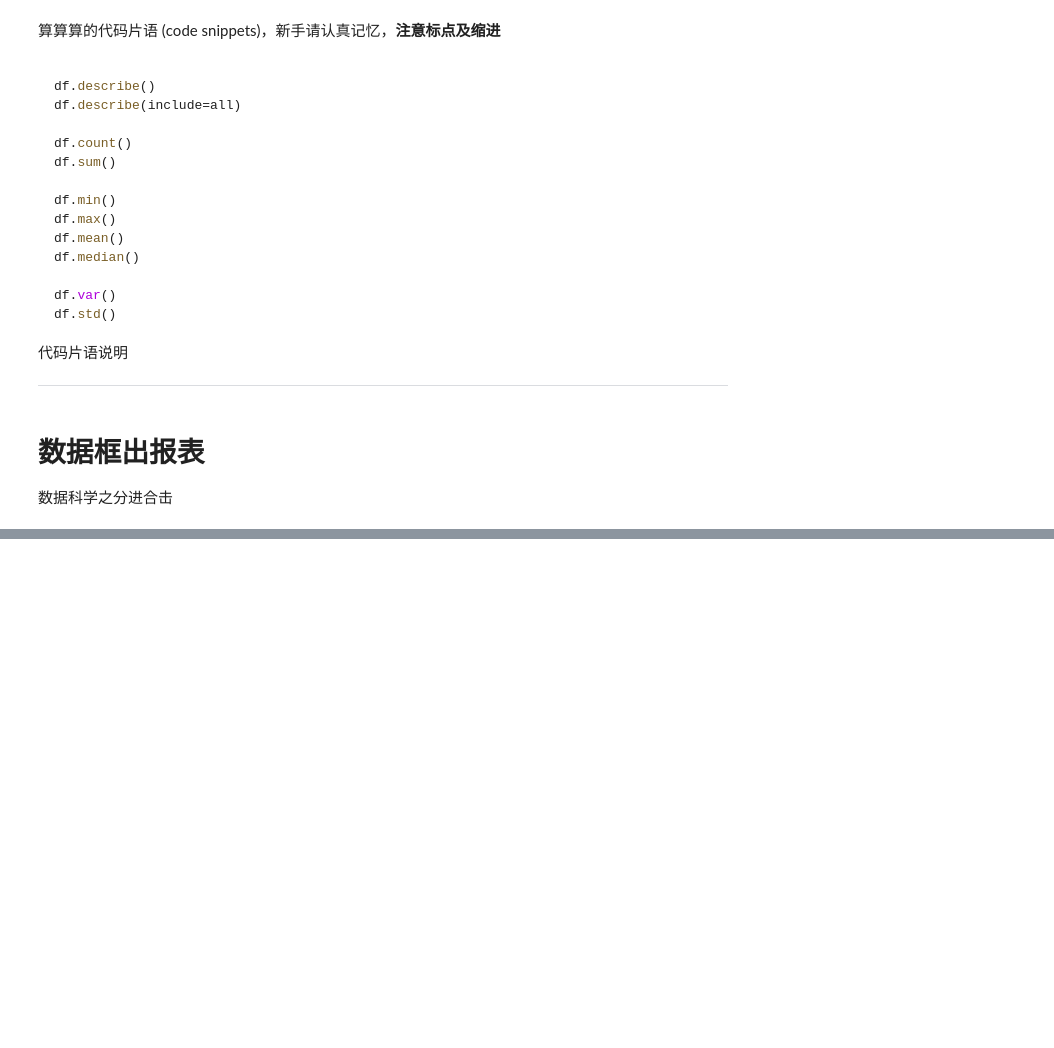
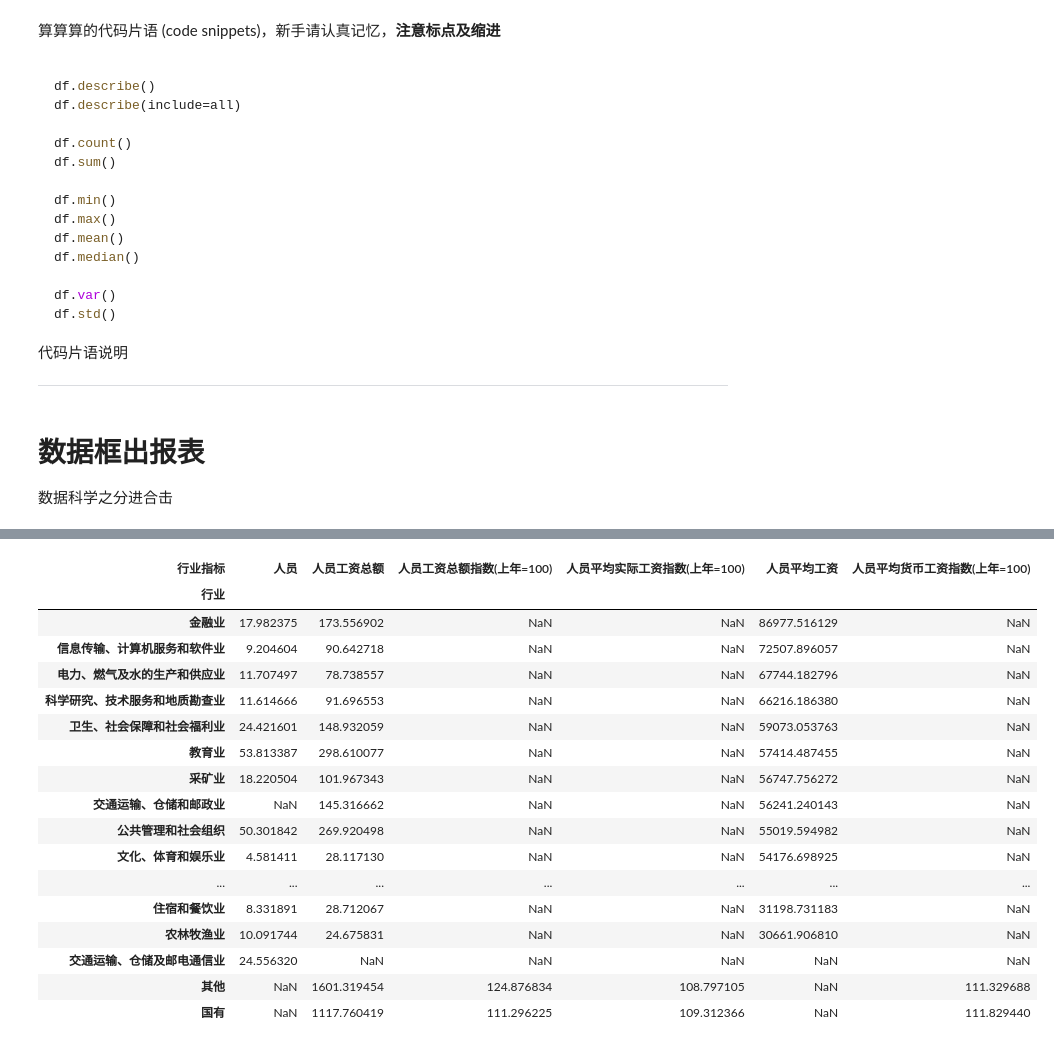
Before and after one commit to liuyu19/python_pandas, a Jupyter notebook: Spring20_Pandas/20春_pandas_week06_try/Untitled.ipynb, the cells around one changed output, grey strips where cells are left out. Drawn from its saved outputs; the diff is of its cells as text; code cells hidden in the pictures; blank space fills up the shorter version.

```diff
--- a/Spring20_Pandas/20春_pandas_week06_try/Untitled.ipynb
+++ b/Spring20_Pandas/20春_pandas_week06_try/Untitled.ipynb
@@ -665,0 +735,3 @@ ValueError: not enough values to unpack (expected 2, got 1)
+# %%
+df_就业切片 = df_zh.set_index("指标").loc[指标分的可能性_取_all].reset_index()
+df_就业切片
@@ -665,0 +789,4 @@ ValueError: not enough values to unpack (expected 2, got 1)
+# %%
+df_就业切片['行业'] = [x.split("城镇单位就业")[0] for x in df_就业切片.指标]
+df_就业切片['行业指标'] = [x.split("城镇单位就业")[1] for x in df_就业切片.指标]
+df_就业切片
@@ -665,0 +951,10 @@ ValueError: not enough values to unpack (expected 2, got 1)
+# %%
+统一字词 = {
+    '交通运输、仓储及邮电通讯业': '交通运输、仓储及邮政业',
+    '交通运输、仓储和邮政业':'交通运输、仓储和邮政业',
+    '农、林、牧、渔业':"农林牧渔业",
+    '教育':'教育业',"教育业业":"教育业"
+}
+# %%
+df_就业切片_新 = df_就业切片.set_index("行业").rename(index=统一字词).reset_index()
+df_就业切片_新.行业.unique()
@@ -665,0 +985,21 @@ ValueError: not enough values to unpack (expected 2, got 1)
+# %%
+df_就业切片_新.pivot_table(index='行业',columns='行业指标',values='数据').sort_values('人员平均工资',ascending=False)
+# %% [output]
+| 行业指标 | 人员 | 人员工资总额 | 人员工资总额指数(上年=100) | 人员平均实际工资指数(上年=100) | 人员平均工资 | 人员平均货币工资指数(上年=100) |
+| 行业 |  |  |  |  |  |  |
+| 金融业 | 17.982375 | 173.556902 | NaN | NaN | 86977.516129 | NaN |
+| 信息传输、计算机服务和软件业 | 9.204604 | 90.642718 | NaN | NaN | 72507.896057 | NaN |
+| 电力、燃气及水的生产和供应业 | 11.707497 | 78.738557 | NaN | NaN | 67744.182796 | NaN |
+| 科学研究、技术服务和地质勘查业 | 11.614666 | 91.696553 | NaN | NaN | 66216.186380 | NaN |
+| 卫生、社会保障和社会福利业 | 24.421601 | 148.932059 | NaN | NaN | 59073.053763 | NaN |
+| 教育业 | 53.813387 | 298.610077 | NaN | NaN | 57414.487455 | NaN |
+| 采矿业 | 18.220504 | 101.967343 | NaN | NaN | 56747.756272 | NaN |
+| 交通运输、仓储和邮政业 | NaN | 145.316662 | NaN | NaN | 56241.240143 | NaN |
+| 公共管理和社会组织 | 50.301842 | 269.920498 | NaN | NaN | 55019.594982 | NaN |
+| 文化、体育和娱乐业 | 4.581411 | 28.117130 | NaN | NaN | 54176.698925 | NaN |
+| ... | ... | ... | ... | ... | ... | ... |
+| 住宿和餐饮业 | 8.331891 | 28.712067 | NaN | NaN | 31198.731183 | NaN |
+| 农林牧渔业 | 10.091744 | 24.675831 | NaN | NaN | 30661.906810 | NaN |
+| 交通运输、仓储及邮电通信业 | 24.556320 | NaN | NaN | NaN | NaN | NaN |
+| 其他 | NaN | 1601.319454 | 124.876834 | 108.797105 | NaN | 111.329688 |
+| 国有 | NaN | 1117.760419 | 111.296225 | 109.312366 | NaN | 111.829440 |
```
Also changed, not shown: parts of 44 cells of this notebook, 1 other file.
